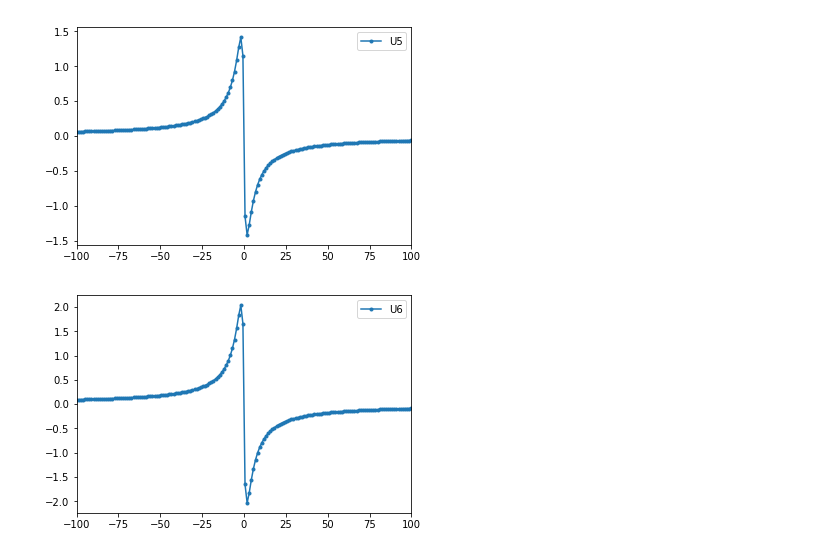
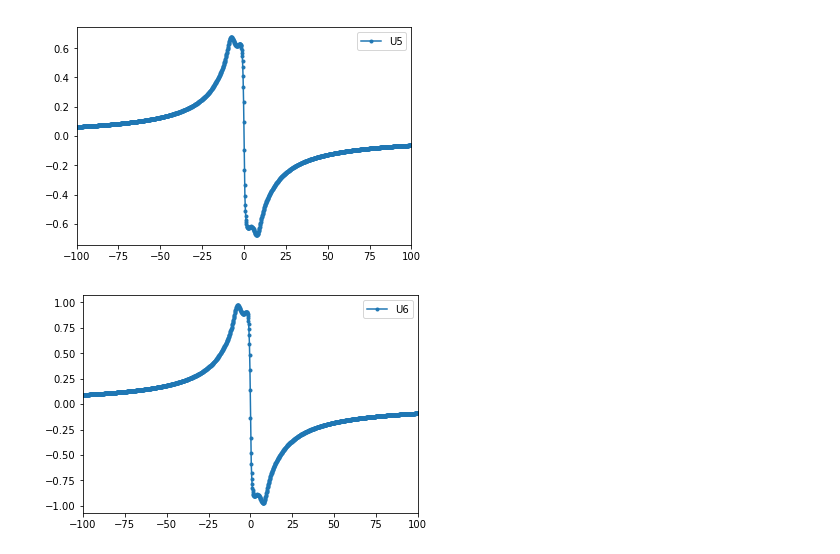
Before and after one commit to atsushiookubo/IPT, a Jupyter notebook: finding_self_energy.ipynb, the cells around one changed output. Saved outputs shown, nothing was run; the diff lists cells and outputs as text; code cells hidden in the pictures.

```diff
--- a/finding_self_energy.ipynb
+++ b/finding_self_energy.ipynb
@@ -6,7 +6,7 @@ import matplotlib.pyplot as plt
 
 
 #逆温度
-beta=5
+beta=40
 
 #ω_n
 n=np.arange(-1000,1001)
@@ -20,7 +20,7 @@ t=np.linspace(0,beta,101)
 def Self_energy_iwn(U):
     # G_iwnを求める。
     h=1/200#刻み幅
-    self_energy_iwn=np.zeros_like(w_n)
+    #self_energy_iwn=np.zeros_like(w_n)
     g_matrix=1/(np.fromfunction(lambda i,j:1J*(np.pi*(2*(i-1000)+1)/beta)-2*np.tanh(np.pi/2*np.sinh((j-1000)*h)) , (2001,2001))-self_energy_iwn.reshape(-1,1))
     k=np.arange(-1000,1001)
     h_vector=np.cosh(k*h)/((np.cosh(np.pi/2*np.sinh(k*h)))**3)
@@ -35,36 +35,36 @@ def Self_energy_iwn(U):
     cavity_g_t=1/(1/G_t+self_energy_t)
 
     #キャビティーグリーン関数を使って、新たな自己エネルギー（t表示）を導出。
-    #U=1
     new_self_energy_t=(U**2)*(cavity_g_t**2)*cavity_g_t[::-1]
 
     #上で導出された新たな自己エネルギーをフーリエ変換して、t表示からiwn表示に変換。計算の精度を高めるために、スプライン補正を行う。
-    #Nは０からbetaまでの間の点数。Tは補正後の０からbetaまでの点。
-    N=10001
-    T=np.delete(np.linspace(0,beta,N), N-1)
+    #Nは０からbetaまでの分割数。Tは補正後の０からbetaまでの点。
+    N=10000
+    T=np.delete(np.linspace(0,beta,N+1), N)
     self_energy = interp1d(t, new_self_energy_t, kind="cubic")
-    j_matrix=np.fromfunction(lambda i,j:np.exp(1J*np.pi*(2*(i-1000)+1)*(j)/(N-1)) ,(2001,N-1))
-    new_self_energy_iwn=beta/(N-1)*np.dot(j_matrix,self_energy(T))
+    j_matrix=np.fromfunction(lambda i,j:np.exp(1J*np.pi*(2*(i-1000)+1)*(j)/N) ,(2001,N))
+    new_self_energy_iwn=beta/N*np.dot(j_matrix,self_energy(T))
     return new_self_energy_iwn
 
 
 #new_self_energy_iwnをどれだけ組み込むか。0<=k<=1.
 k=0.3
 
-#U=1の計算開始
+#U=0.1の計算開始
 #自己エネルギー。初期値0
-self_energy_iwn_U1=np.zeros_like(w_n)
-new_self_energy_iwn_U1=Self_energy_iwn(1)
-relative_error_U1=np.abs((new_self_energy_iwn_U1-self_energy_iwn_U1).imag/(new_self_energy_iwn_U1.imag))
-#相対誤差が０.００１より小さくなるまでループ
-while(np.max(relative_error_U1)>10**(-3)):
-    new_self_energy_iwn_U1=Self_energy_iwn(1)
-    relative_error_U1=np.abs((new_self_energy_iwn_U1-self_energy_iwn_U1).imag/(new_self_energy_iwn_U1.imag))
-    self_energy_iwn_U1=k*new_self_energy_iwn_U1+(1-k)*self_energy_iwn_U1
-#U=1の計算終了
+self_energy_iwn=np.zeros_like(w_n)
+new_self_energy_iwn_U01=Self_energy_iwn(0.1)
+relative_error_U01=np.abs((new_self_energy_iwn_U01-self_energy_iwn).imag/(new_self_energy_iwn_U01.imag))
+#相対誤差が０.００0１より小さくなるまでループ
+while(np.max(relative_error_U01)>10**(-4)):
+    new_self_energy_iwn_U01=Self_energy_iwn(0.1)
+    relative_error_U01=np.abs((new_self_energy_iwn_U01-self_energy_iwn).imag/(new_self_energy_iwn_U01.imag))
+    self_energy_iwn=k*new_self_energy_iwn_U01+(1-k)*self_energy_iwn
+self_energy_iwn_U01=self_energy_iwn
+#U=0.1の計算終了
 
 
-plt.plot(w_n, self_energy_iwn_U1.imag, label='U1', marker=".")
+plt.plot(w_n, self_energy_iwn_U01.imag, label='U01', marker=".")
 plt.xlim([-100,100])
 plt.legend()
 plt.show()
@@ -92,14 +153,18 @@ plt.show()
 # %%
+
+
+
 #U=5の計算開始
 #自己エネルギー。初期値0
-self_energy_iwn_U5=np.zeros_like(w_n)
+self_energy_iwn=np.zeros_like(w_n)
 new_self_energy_iwn_U5=Self_energy_iwn(5)
-relative_error_U5=np.abs((new_self_energy_iwn_U5-self_energy_iwn_U5).imag/(new_self_energy_iwn_U5.imag))
-#相対誤差が０.００１より小さくなるまでループ
-while(np.max(relative_error_U5)>10**(-3)):
+relative_error_U5=np.abs((new_self_energy_iwn_U5-self_energy_iwn).imag/(new_self_energy_iwn_U5.imag))
+#相対誤差が０.０0０１より小さくなるまでループ
+while(np.max(relative_error_U5)>10**(-4)):
     new_self_energy_iwn_U5=Self_energy_iwn(5)
-    relative_error_U5=np.abs((new_self_energy_iwn_U5-self_energy_iwn_U5).imag/(new_self_energy_iwn_U5.imag))
-    self_energy_iwn_U5=k*new_self_energy_iwn_U5+(1-k)*self_energy_iwn_U5
+    relative_error_U5=np.abs((new_self_energy_iwn_U5-self_energy_iwn).imag/(new_self_energy_iwn_U5.imag))
+    self_energy_iwn=k*new_self_energy_iwn_U5+(1-k)*self_energy_iwn
+self_energy_iwn_U5=self_energy_iwn
 #U=5の計算終了
 
 plt.plot(w_n, self_energy_iwn_U5.imag, label='U5', marker=".")
@@ -107,23 +172,24 @@ plt.xlim([-100,100])
 plt.legend()
 plt.show()
 # %% [output]
-[figure, old version]
+[figure, new version]
 # %%
+
 #U=6の計算開始
 #自己エネルギー。初期値0
 self_energy_iwn_U6=np.zeros_like(w_n)
 new_self_energy_iwn_U6=Self_energy_iwn(6)
 relative_error_U6=np.abs((new_self_energy_iwn_U6-self_energy_iwn_U6).imag/(new_self_energy_iwn_U6.imag))
-#相対誤差が０.００１より小さくなるまでループ
-while(np.max(relative_error_U6)>10**(-3)):
+#相対誤差が０.００0１より小さくなるまでループ
+while(np.max(relative_error_U6)>10**(-4)):
     new_self_energy_iwn_U6=Self_energy_iwn(6)
     relative_error_U6=np.abs((new_self_energy_iwn_U6-self_energy_iwn_U6).imag/(new_self_energy_iwn_U6.imag))
     self_energy_iwn_U6=k*new_self_energy_iwn_U6+(1-k)*self_energy_iwn_U6
 #U=6の計算終了
 
 plt.plot(w_n, self_energy_iwn_U6.imag, label='U6', marker=".")
 plt.xlim([-100,100])
 plt.legend()
 plt.show()
 # %% [output]
-[figure, old version]
+[figure, new version]
```
Also changed, not shown: parts of 8 cells of this notebook, 2 other files.
